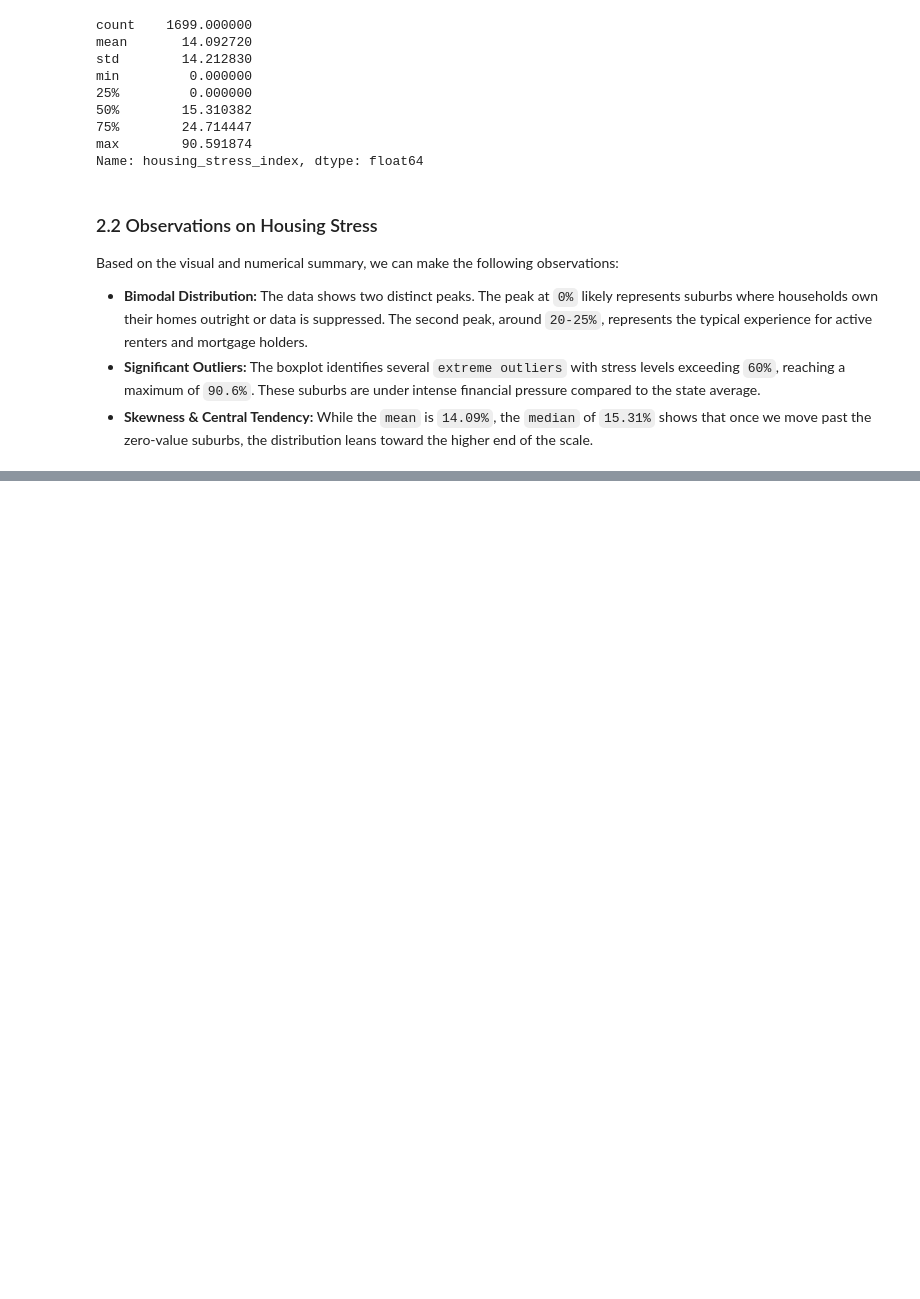
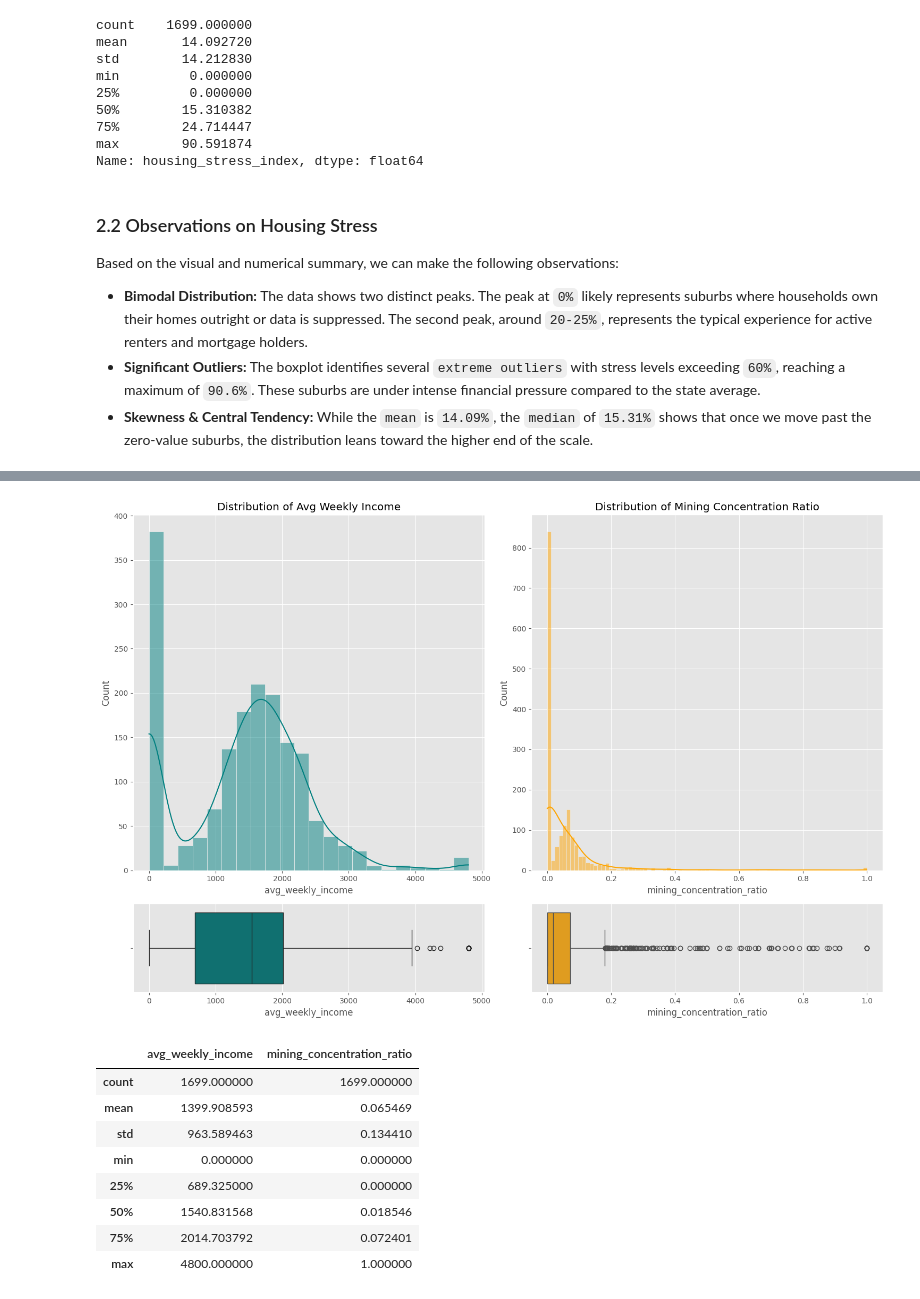
Before and after one commit to GaryUWA/WA-Housing-Model-2021-analysis, a Jupyter notebook: notebooks/02_statistical_eda.ipynb, the cells around one changed output, grey strips where cells are left out. Drawn from its saved outputs; the diff is of its cells as text; code cells hidden in the pictures; blank space fills up the shorter version.

Commit message:
feat: add economic drivers univariate analysis Analysed income and mining distributions, identifying bimodal income patterns and extreme mining specialisation outliers.

```diff
--- a/notebooks/02_statistical_eda.ipynb
+++ b/notebooks/02_statistical_eda.ipynb
@@ -92,0 +99,30 @@ Based on the visual and numerical summary, we can make the following observation
+# %%
+# Set up grid for two sets of plots
+fig, axes = plt.subplots(2, 2, figsize=(15, 10), gridspec_kw={"height_ratios": (.8, .2)})
+
+# Plot 1: Average Weekly Income
+sns.histplot(data=df, x='avg_weekly_income', kde=True, ax=axes[0, 0], color='teal')
+axes[0, 0].set_title('Distribution of Avg Weekly Income')
+sns.boxplot(data=df, x='avg_weekly_income', ax=axes[1, 0], color='teal')
+
+# Plot 2: Mining Concentration Ratio
+sns.histplot(data=df, x='mining_concentration_ratio', kde=True, ax=axes[0, 1], color='orange')
+axes[0, 1].set_title('Distribution of Mining Concentration Ratio')
+sns.boxplot(data=df, x='mining_concentration_ratio', ax=axes[1, 1], color='orange')
+
+plt.tight_layout()
+plt.show()
+
+# Display summary statistics for both
+display(df[['avg_weekly_income', 'mining_concentration_ratio']].describe())
+# %% [output]
+[figure, added]
+|  | avg_weekly_income | mining_concentration_ratio |
+| count | 1699.000000 | 1699.000000 |
+| mean | 1399.908593 | 0.065469 |
+| std | 963.589463 | 0.134410 |
+| min | 0.000000 | 0.000000 |
+| 25% | 689.325000 | 0.000000 |
+| 50% | 1540.831568 | 0.018546 |
+| 75% | 2014.703792 | 0.072401 |
+| max | 4800.000000 | 1.000000 |
```
Also changed, not shown: parts of 2 cells of this notebook.
